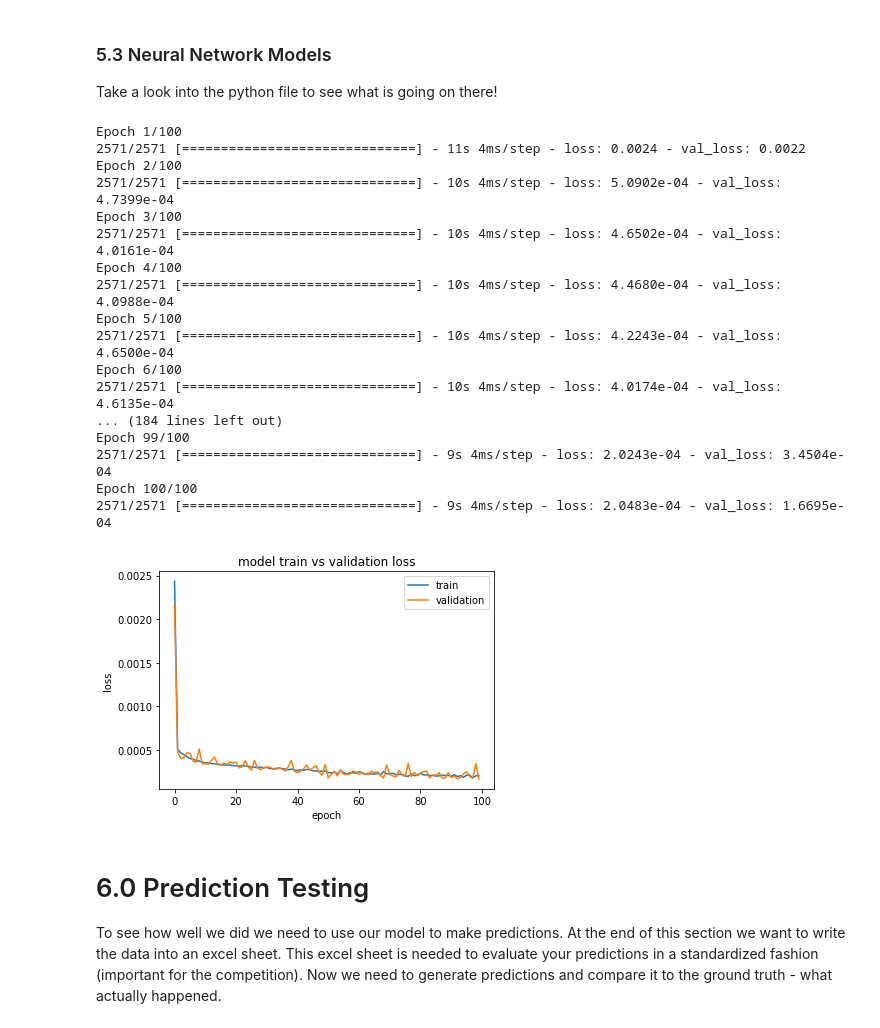
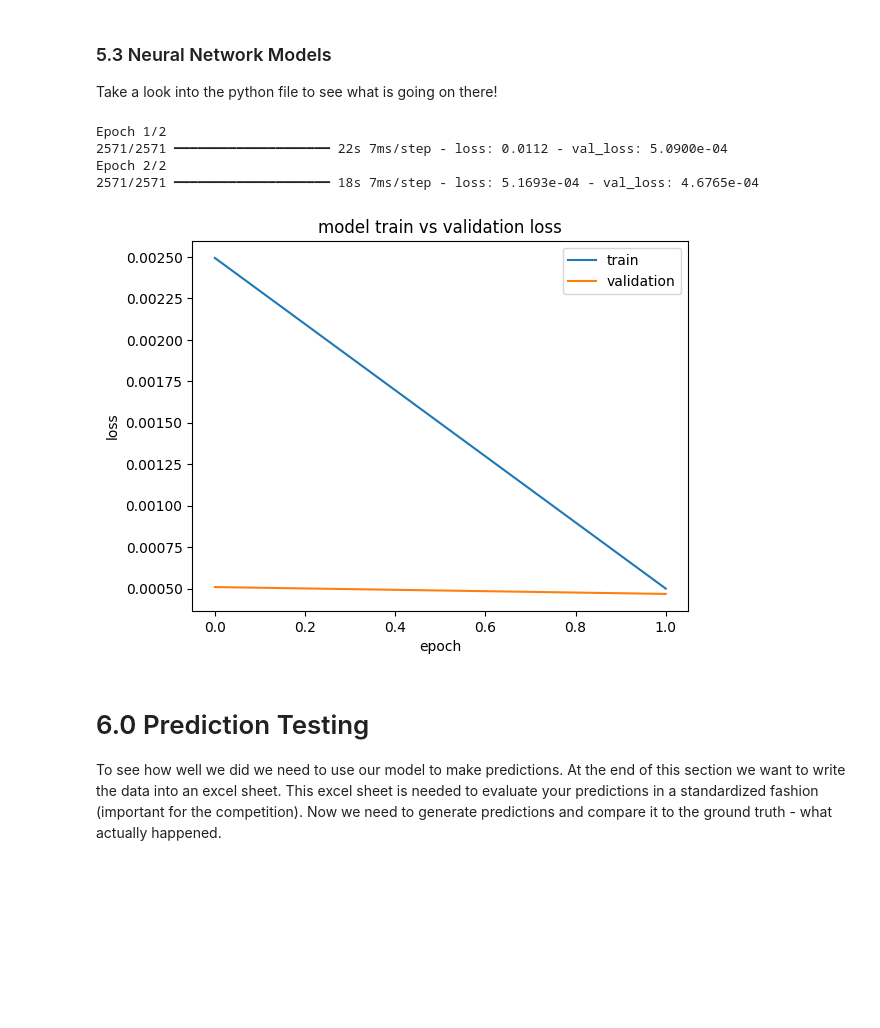
Before and after one commit to Vipul111196/Motion-Prediction-in-Automated-Vehicle, a Jupyter notebook: experiments/Data Driven based model - FCN.ipynb, the cells around one changed output. Cells and saved outputs as stored; diff of their text form; code cells hidden in the pictures; blank space fills up the shorter version.

```diff
--- a/experiments/Data Driven based model - FCN.ipynb
+++ b/experiments/Data Driven based model - FCN.ipynb
@@ -248,26 +257,14 @@ sys.path.append('prediction_models/neural_networks/')
 from fcn_keras_model import FCN_keras_model
 # %%
+model_path = 'I:/8_end_to_end_projects/Project_0_Motion_Prediction/models/FCN_model.keras'
 if DATA_DRIVEN_PREDICTION:
-    FCN_model =  FCN_keras_model(xTrain_data, xTest_data, yTrain_data, yTest_data)
+    FCN_model =  FCN_keras_model(xTrain_data, xTest_data, yTrain_data, yTest_data, model_path)
 # %% [output]
-Epoch 1/100
-2571/2571 [==============================] - 11s 4ms/step - loss: 0.0024 - val_loss: 0.0022
-Epoch 2/100
-2571/2571 [==============================] - 10s 4ms/step - loss: 5.0902e-04 - val_loss: 4.7399e-04
-Epoch 3/100
-2571/2571 [==============================] - 10s 4ms/step - loss: 4.6502e-04 - val_loss: 4.0161e-04
-Epoch 4/100
-2571/2571 [==============================] - 10s 4ms/step - loss: 4.4680e-04 - val_loss: 4.0988e-04
-Epoch 5/100
-2571/2571 [==============================] - 10s 4ms/step - loss: 4.2243e-04 - val_loss: 4.6500e-04
-Epoch 6/100
-2571/2571 [==============================] - 10s 4ms/step - loss: 4.0174e-04 - val_loss: 4.6135e-04
-... (184 lines left out)
-Epoch 99/100
-2571/2571 [==============================] - 9s 4ms/step - loss: 2.0243e-04 - val_loss: 3.4504e-04
-Epoch 100/100
-2571/2571 [==============================] - 9s 4ms/step - loss: 2.0483e-04 - val_loss: 1.6695e-04
+Epoch 1/2
+2571/2571 ━━━━━━━━━━━━━━━━━━━━ 22s 7ms/step - loss: 0.0112 - val_loss: 5.0900e-04
+Epoch 2/2
+2571/2571 ━━━━━━━━━━━━━━━━━━━━ 18s 7ms/step - loss: 5.1693e-04 - val_loss: 4.6765e-04
-[figure, old version]
+[figure, new version]
 # %% [markdown]
 # 6.0 Prediction Testing
 To see how well we did we need to use our model to make predictions. At the end of this section we want to write the data into an excel sheet. This excel sheet is needed to evaluate your predictions in a standardized fashion (important for the competition).
```
Also changed, not shown: parts of 8 cells of this notebook.
